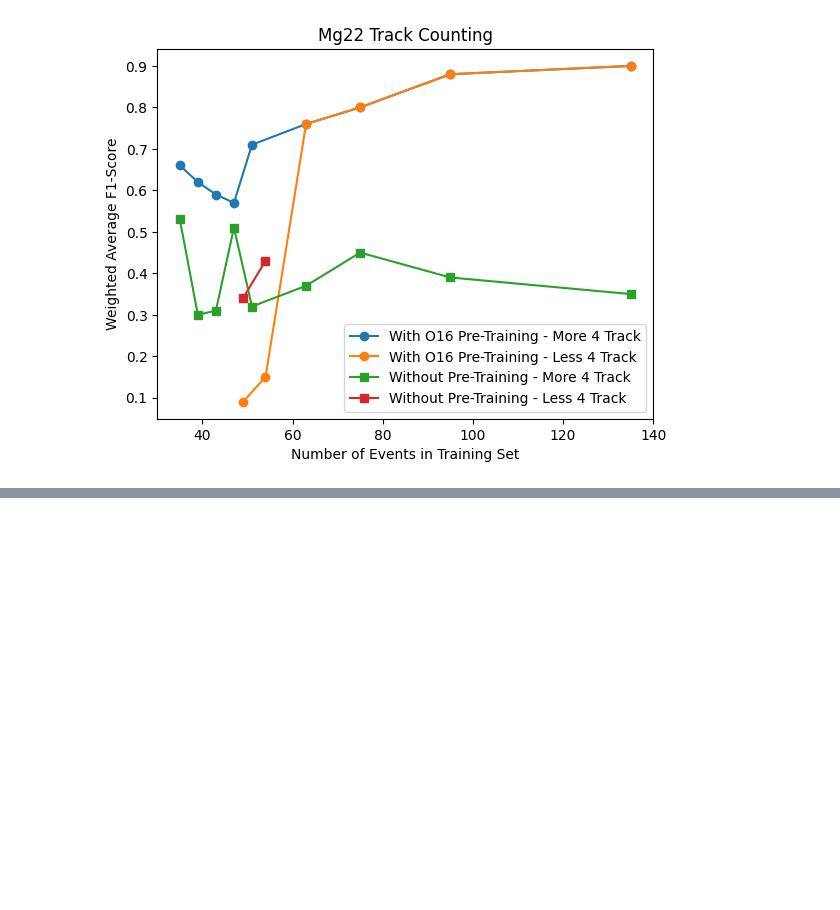
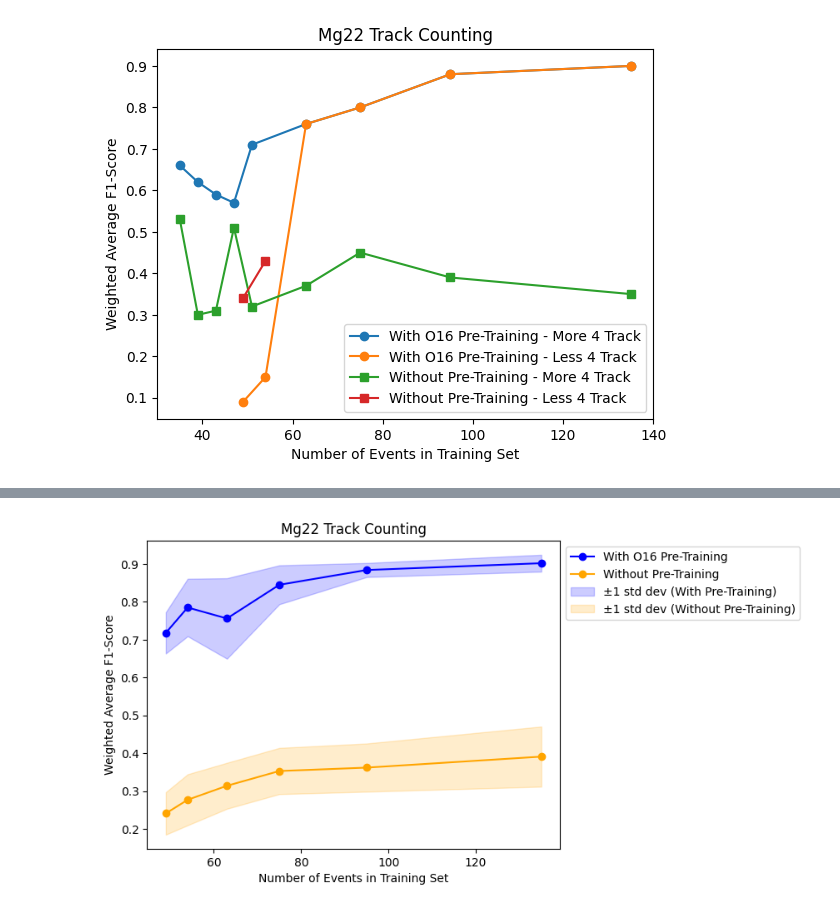
Before and after one commit to alpha-davidson/ATTPCLatent, a Jupyter notebook: Mg22_dw_plot.ipynb, the cells around one changed output, grey strips where cells are left out. Saved outputs shown, nothing was run; the diff lists cells and outputs as text; code cells hidden in the pictures; blank space fills up the shorter version.

```diff
--- a/Mg22_dw_plot.ipynb
+++ b/Mg22_dw_plot.ipynb
@@ -71,0 +75,53 @@ plt.show()
+# %%
+import matplotlib.pyplot as plt
+import numpy as np
+
+# Provided data
+x1 = [49, 54, 63, 75, 95, 135]
+#y1 = [0.72, 0.78, 0.76, 0.85, 0.88, 0.9]
+#y2 = [0.24, 0.28, 0.31, 0.35, 0.36, 0.39]
+
+y1 = [[0.69, 0.77, 0.67, 0.7, 0.62, 0.69, 0.76, 0.71, 0.82, 0.75],
+      [0.72, 0.88, 0.81, 0.87, 0.76, 0.88, 0.7, 0.83, 0.74, 0.66],
+      [0.77, 0.79, 0.77, 0.77, 0.77, 0.48, 0.82, 0.89, 0.67, 0.83],
+      [0.85, 0.89, 0.85, 0.87, 0.72, 0.79, 0.88, 0.83, 0.87, 0.9],
+      [0.87, 0.86, 0.87, 0.87, 0.91, 0.89, 0.89, 0.87, 0.92, 0.89],
+      [0.9, 0.89, 0.91, 0.92, 0.92, 0.85, 0.91, 0.91, 0.88, 0.93]]
+
+y2 = [[0.22, 0.23, 0.25, 0.23, 0.2, 0.19, 0.37, 0.19, 0.32, 0.21],
+      [0.33, 0.26, 0.39, 0.31, 0.18, 0.18, 0.24, 0.36, 0.28, 0.24],
+      [0.37, 0.37, 0.36, 0.23, 0.42, 0.31, 0.25, 0.31, 0.25, 0.27],
+      [0.28, 0.42, 0.36, 0.41, 0.39, 0.24, 0.4, 0.41, 0.29, 0.33],
+      [0.43, 0.28, 0.44, 0.3, 0.29, 0.29, 0.37, 0.39, 0.38, 0.45],
+      [0.35, 0.34, 0.45, 0.37, 0.32, 0.51, 0.31, 0.30, 0.53, 0.43]]
+
+mean_y1 = [np.mean(points) for points in y1]
+mean_y2 = [np.mean(points) for points in y2]
+std_dev_y1 = [np.std(points) for points in y1]
+std_dev_y2 = [np.std(points) for points in y2]
+
+# Calculate the upper and lower bounds for variance bands
+upper_y1 = np.array(mean_y1) + np.array(std_dev_y1)
+lower_y1 = np.array(mean_y1) - np.array(std_dev_y1)
+upper_y2 = np.array(mean_y2) + np.array(std_dev_y2)
+lower_y2 = np.array(mean_y2) - np.array(std_dev_y2)
+
+# Create the plot
+plt.plot(x1, mean_y1, label='With O16 Pre-Training', marker='o', color='blue')
+plt.plot(x1, mean_y2, label='Without Pre-Training', marker='o', color='orange')
+
+# Add variance bands
+plt.fill_between(x1, lower_y1, upper_y1, color='blue', alpha=0.2, label='±1 std dev (With Pre-Training)')
+plt.fill_between(x1, lower_y2, upper_y2, color='orange', alpha=0.2, label='±1 std dev (Without Pre-Training)')
+
+# Add titles and labels
+plt.title('Mg22 Track Counting')
+plt.xlabel('Number of Events in Training Set')
+plt.ylabel('Weighted Average F1-Score')
+
+
+# Show the legend
+plt.legend(loc='upper left', bbox_to_anchor=(1, 1))
+plt.show()
+# %% [output]
+[figure, added]
```
Also changed, not shown: parts of 1 cell of this notebook, 7 other files.
